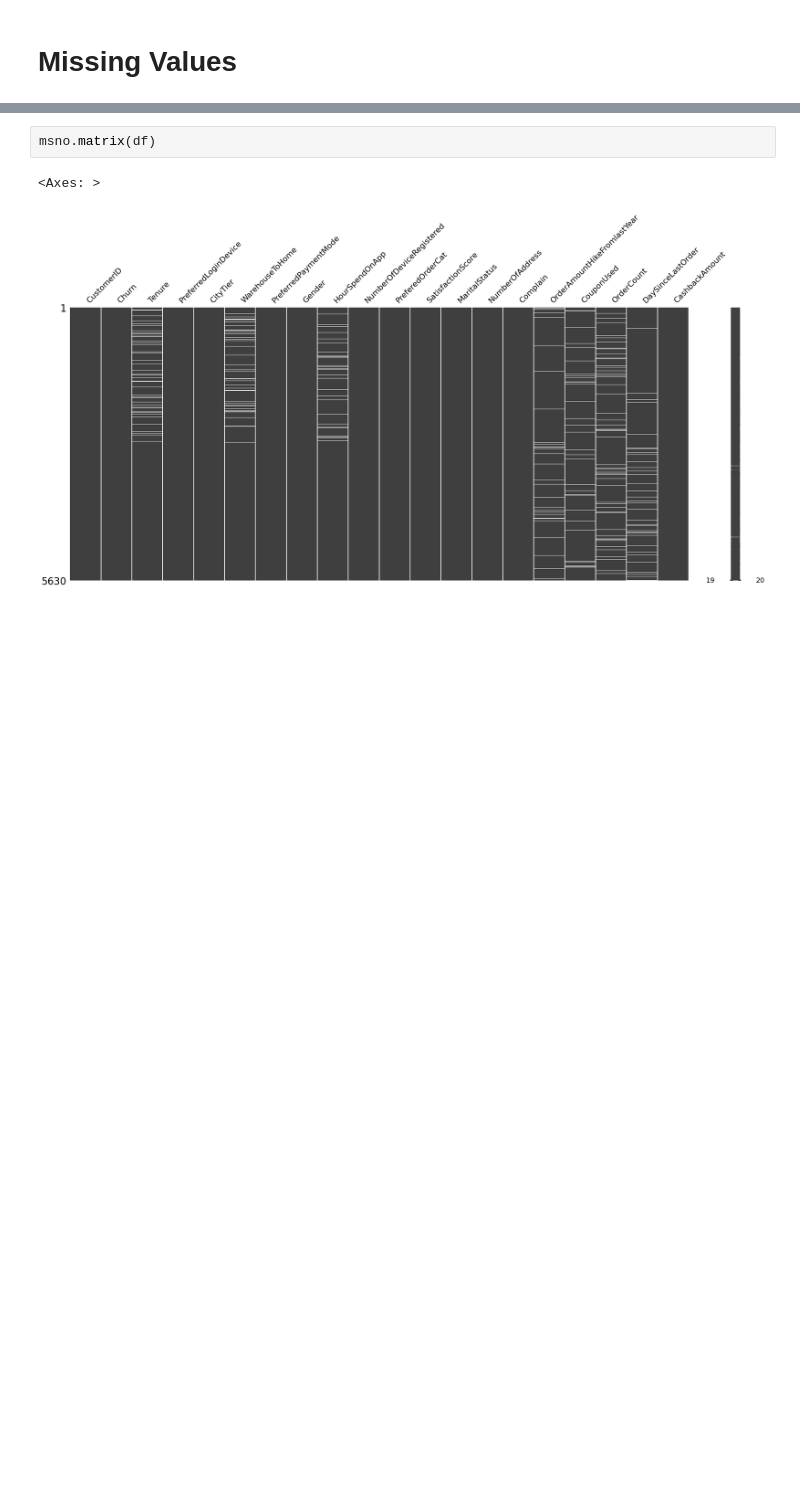
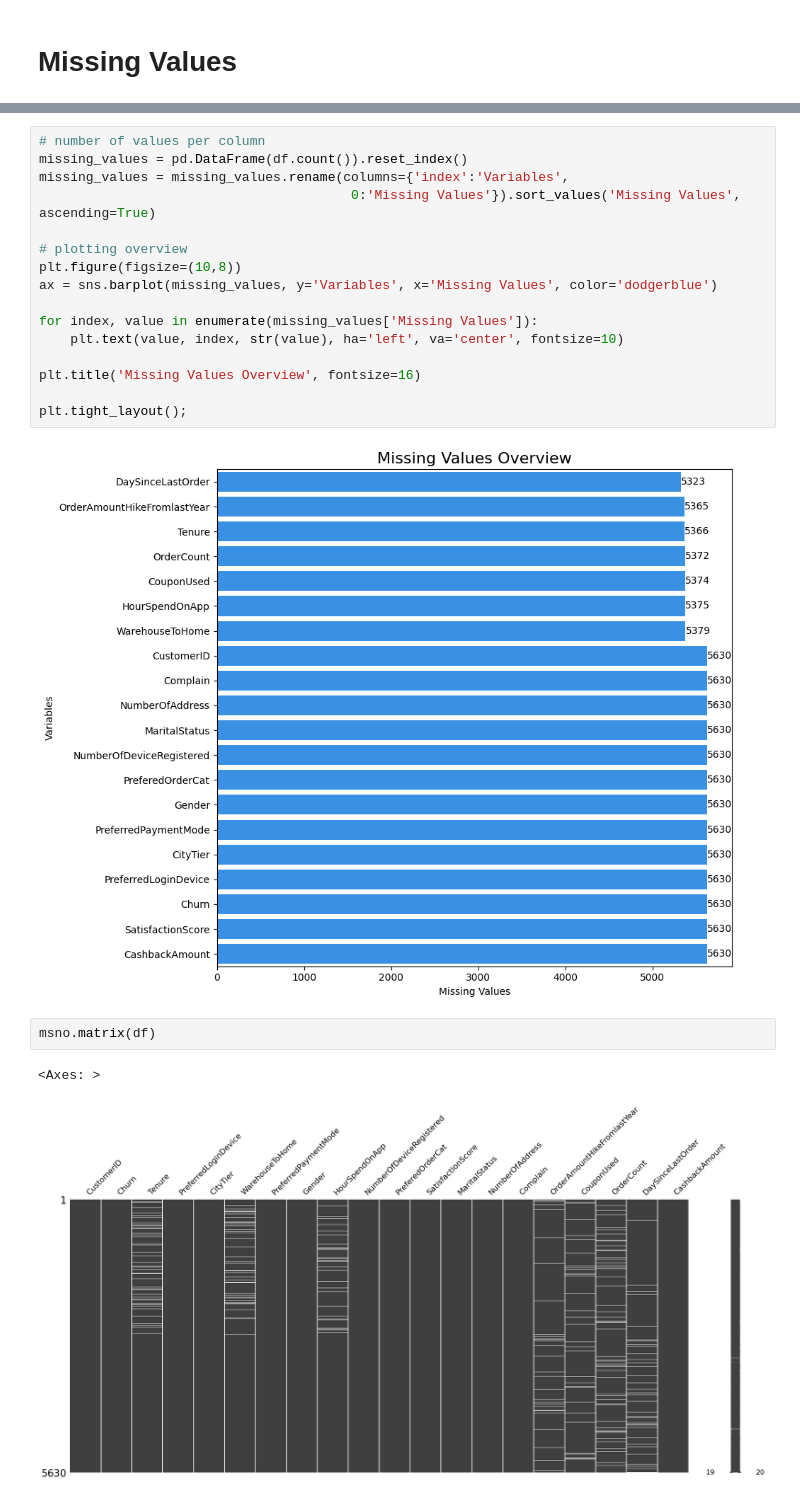
Before and after one commit to tasiamdln/E_Commerce_Churn_Analysis_ML, a Jupyter notebook: E_Commerce_Churn_Classification_and_Data_Analysis.ipynb, the cells around one changed output, grey strips where cells are left out. Saved outputs shown, nothing was run; the diff lists cells and outputs as text; blank space fills up the shorter version.

```diff
--- a/E_Commerce_Churn_Classification_and_Data_Analysis.ipynb
+++ b/E_Commerce_Churn_Classification_and_Data_Analysis.ipynb
@@ -214,3 +215,21 @@ msno.bar(df,color="dodgerblue", sort="ascending", figsize=(10,5), fontsize=12);
+# %%
+# number of values per column
+missing_values = pd.DataFrame(df.count()).reset_index()
+missing_values = missing_values.rename(columns={'index':'Variables',
+                                        0:'Missing Values'}).sort_values('Missing Values', ascending=True)
+
+# plotting overview
+plt.figure(figsize=(10,8))
+ax = sns.barplot(missing_values, y='Variables', x='Missing Values', color='dodgerblue')
+
+for index, value in enumerate(missing_values['Missing Values']):
+    plt.text(value, index, str(value), ha='left', va='center', fontsize=10)
+
+plt.title('Missing Values Overview', fontsize=16)
+
+plt.tight_layout();
+# %% [output]
+[figure, added]
 # %%
 msno.matrix(df)
 # %% [output]
```
Also changed, not shown: parts of 7 cells of this notebook.
